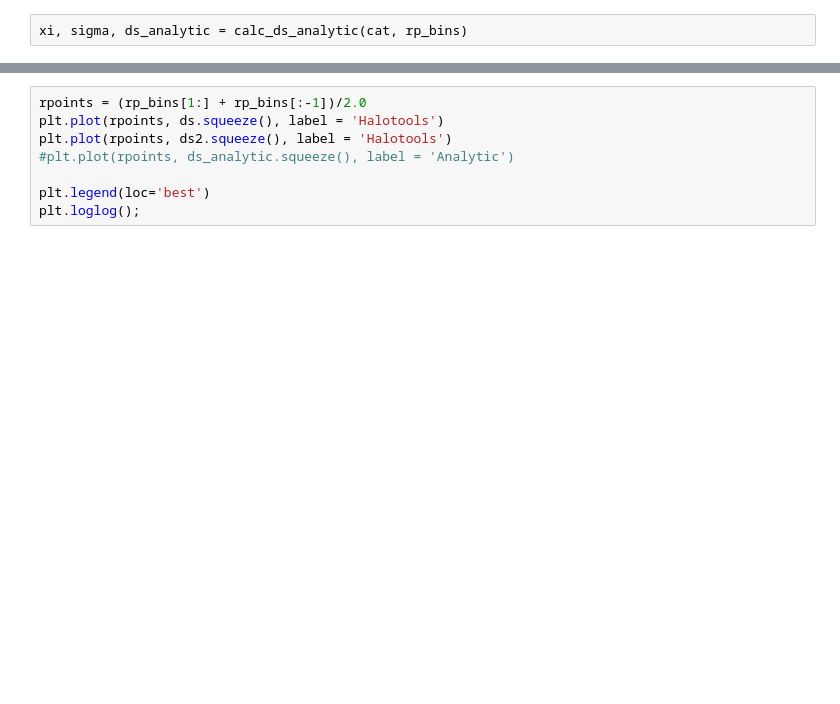
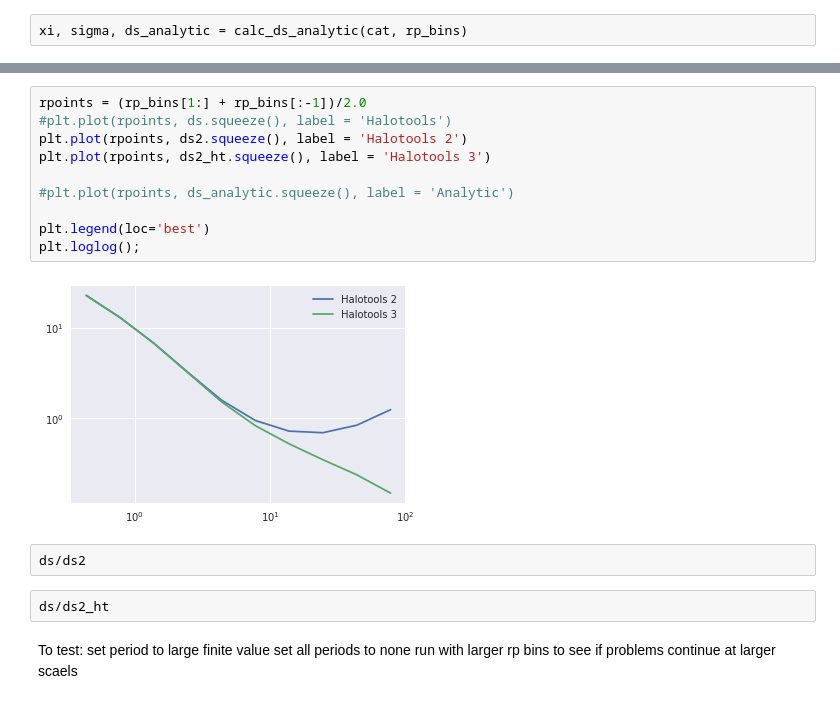
Before and after one commit to mclaughlin6464/pearce, a Jupyter notebook: notebooks/Debug Delta Sigma.ipynb, the cells around one changed output, grey strips where cells are left out. Cells and saved outputs as stored; diff of their text form; blank space fills up the shorter version.

```diff
--- a/notebooks/Debug Delta Sigma.ipynb
+++ b/notebooks/Debug Delta Sigma.ipynb
@@ -276,8 +413,21 @@ ds2 = calc_ds2(cat, rp_bins)
 # %%
 rpoints = (rp_bins[1:] + rp_bins[:-1])/2.0
-plt.plot(rpoints, ds.squeeze(), label = 'Halotools')
-plt.plot(rpoints, ds2.squeeze(), label = 'Halotools')
+#plt.plot(rpoints, ds.squeeze(), label = 'Halotools')
+plt.plot(rpoints, ds2.squeeze(), label = 'Halotools 2')
+plt.plot(rpoints, ds2_ht.squeeze(), label = 'Halotools 3')
+
 #plt.plot(rpoints, ds_analytic.squeeze(), label = 'Analytic')
 
 plt.legend(loc='best')
 plt.loglog();
+# %% [output]
+[figure, added]
+# %%
+ds/ds2
+# %%
+ds/ds2_ht
+# %% [markdown]
+To test:
+set period to large finite value
+set all periods to none
+run with larger rp bins to see if problems continue at larger scaels
```
Also changed, not shown: parts of 28 cells of this notebook.
